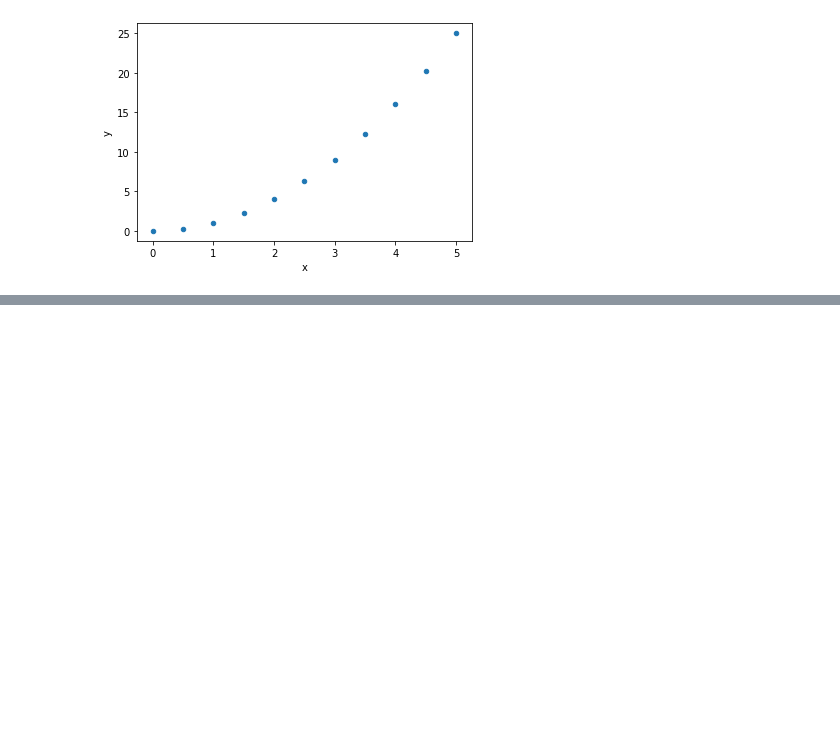
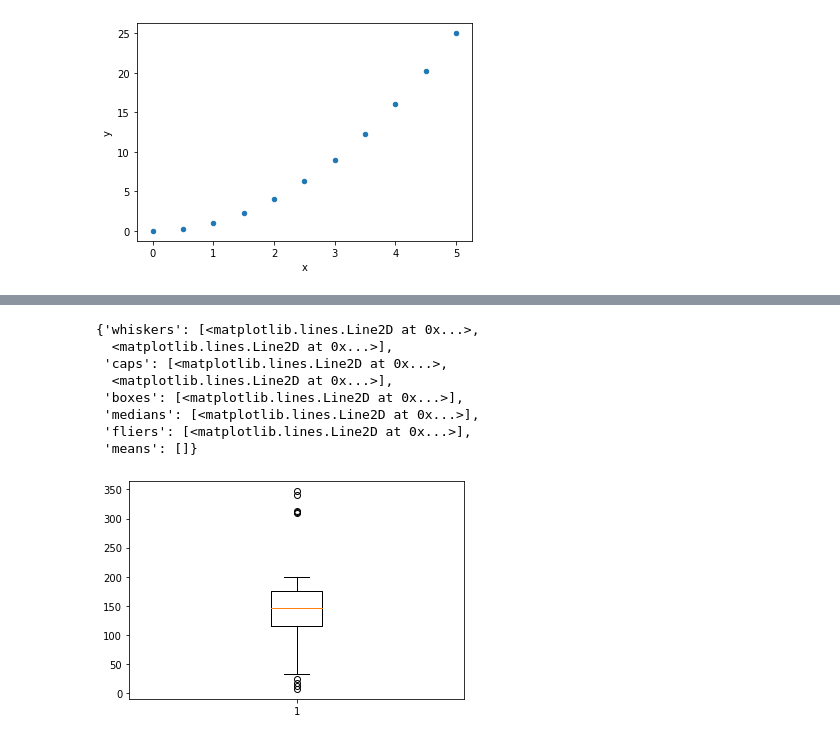
Before and after one commit to EnginKosure/Jupyter_nb, a Jupyter notebook: statistics2.ipynb, the cells around one changed output, grey strips where cells are left out. Cells and saved outputs as stored; diff of their text form; code cells hidden in the pictures; blank space fills up the shorter version.

```diff
--- a/statistics2.ipynb
+++ b/statistics2.ipynb
@@ -110,0 +143,18 @@ df.plot.scatter('x','y')
+# %%
+np.random.seed(101)
+arr2=np.random.randint(1,50,5)
+arr3=np.random.randint(300,350,5)
+arr=np.append(arr1,arr2)
+arr
+arr=np.append(arr,arr3)
+plt.boxplot(arr)
+# %% [output]
+{'whiskers': [<matplotlib.lines.Line2D at 0x...>,
+  <matplotlib.lines.Line2D at 0x...>],
+ 'caps': [<matplotlib.lines.Line2D at 0x...>,
+  <matplotlib.lines.Line2D at 0x...>],
+ 'boxes': [<matplotlib.lines.Line2D at 0x...>],
+ 'medians': [<matplotlib.lines.Line2D at 0x...>],
+ 'fliers': [<matplotlib.lines.Line2D at 0x...>],
+ 'means': []}
+[figure, added]
```
Also changed, not shown: parts of 5 cells of this notebook, 1 other file.
